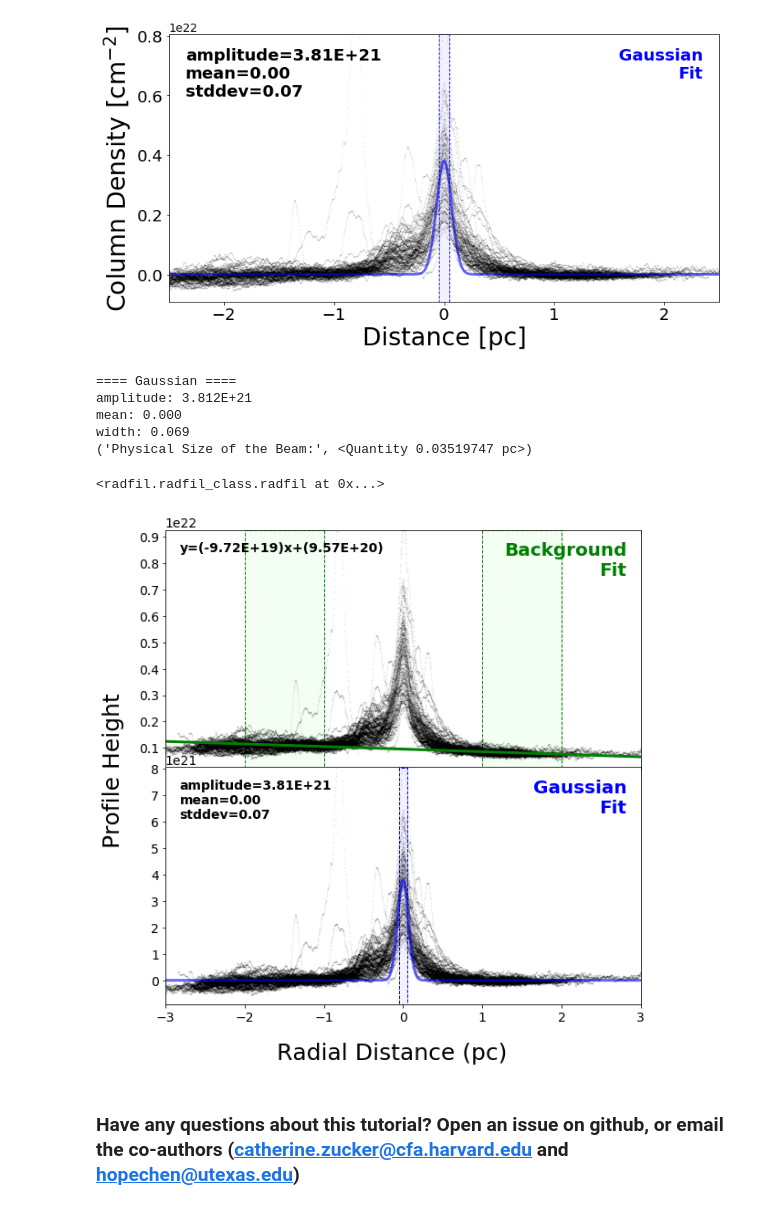
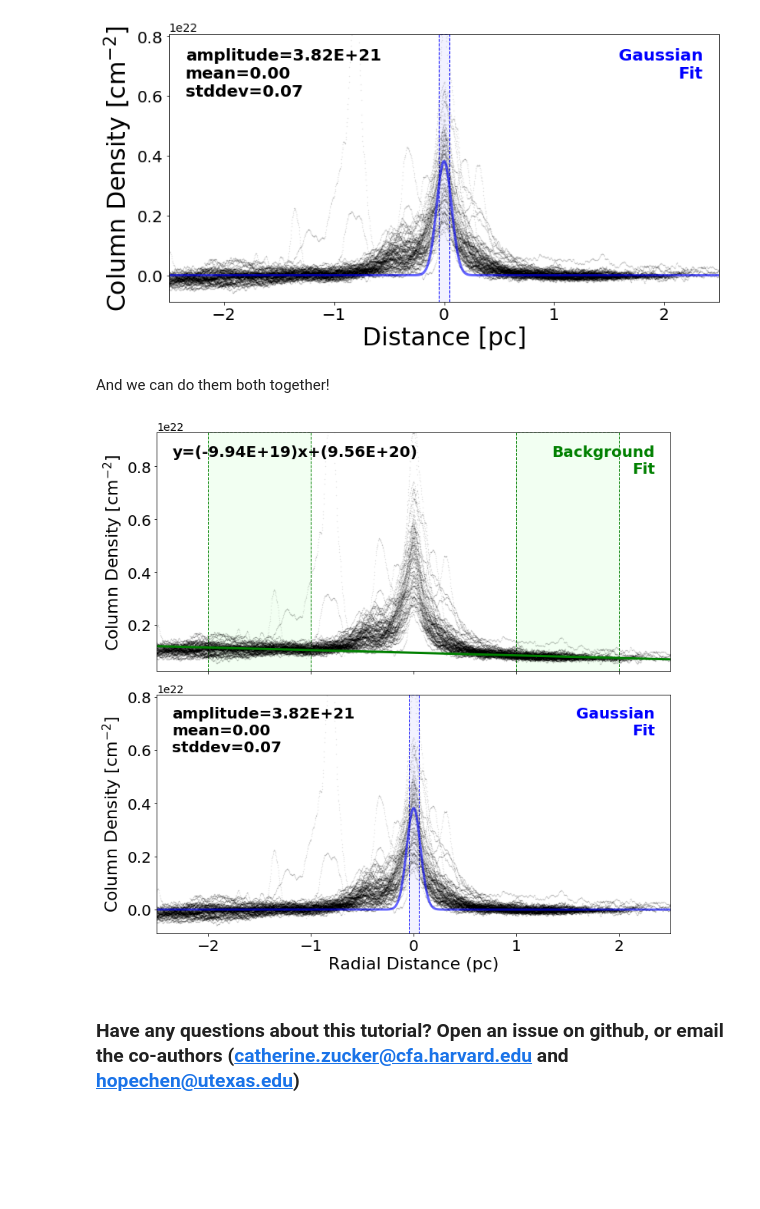
Before and after one commit to catherinezucker/radfil, a Jupyter notebook: RadFil_Tutorial.ipynb, the cells around one changed output. Saved outputs shown, nothing was run; the diff lists cells and outputs as text; code cells hidden in the pictures; blank space fills up the shorter version.

Commit message:
added one more plotting example to tutorial

```diff
--- a/RadFil_Tutorial.ipynb
+++ b/RadFil_Tutorial.ipynb
@@ -286,15 +262,25 @@ ax.set_xlim(-2.5,2.5)
 # %% [output]
 (-2.5, 2.5)
 [figure]
-# %%
-radobj.fit_profile(fitfunc="Gaussian",fitdist=0.05,bgdist=(1.0,2.0),bgdegree=1,beamwidth=36.3)
-# %% [output]
-==== Gaussian ====
-amplitude: 3.812E+21
-mean: 0.000
-width: 0.069
-('Physical Size of the Beam:', <Quantity 0.03519747 pc>)
-<radfil.radfil_class.radfil at 0x...>
-[figure, removed]
+# %% [markdown]
+And we can do them both together!
+# %%
+fig,(ax1,ax2) = plt.subplots(2,figsize = (12,12))
+
+radobj_plotter.plotFits(ax1, 'bg')
+ax1.set_ylabel('Column Density [cm$^{-2}$]',fontsize=22)
+ax1.set_xlim(-2.5,2.5)
+ax1.tick_params(axis='y', which='major', labelsize=20)
+ax1.set_xticklabels([])
+
+radobj_plotter.plotFits(ax2, 'model')
+ax2.set_xlabel('Radial Distance (pc)',fontsize=22)
+ax2.set_ylabel('Column Density [cm$^{-2}$]',fontsize=22)
+ax2.set_xlim(-2.5,2.5)
+ax2.tick_params(axis='both', which='major', labelsize=20)
+
+fig.subplots_adjust(hspace=0.1)
+# %% [output]
+[figure, added]
 # %% [markdown]
 ### Have any questions about this tutorial? Open an issue on github, or email the co-authors (catherine.zucker@cfa.harvard.edu and hopechen@utexas.edu)
```
Also changed, not shown: parts of 14 cells of this notebook.
